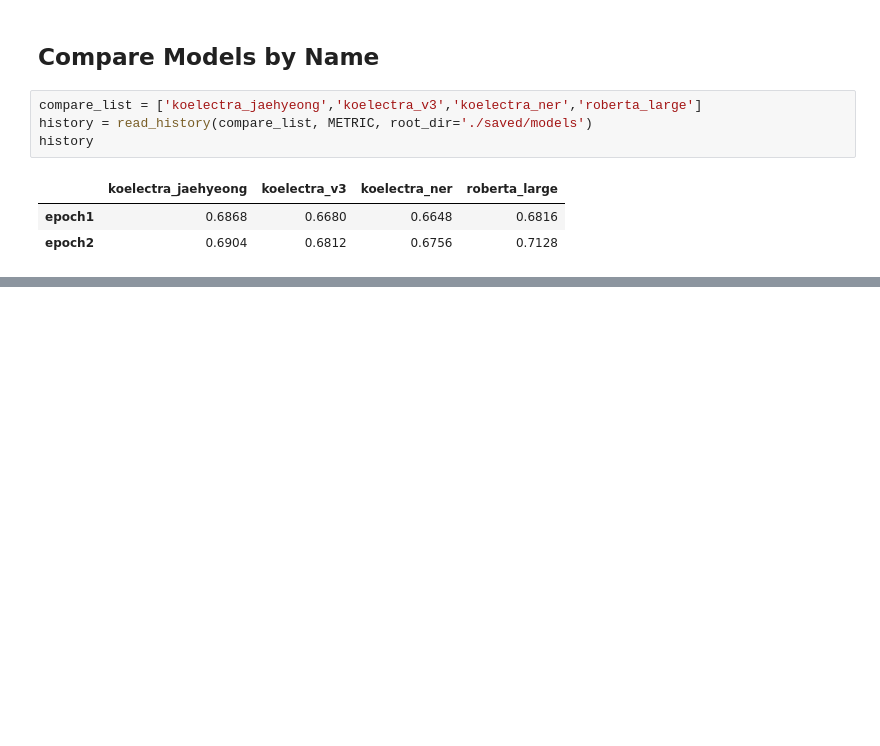
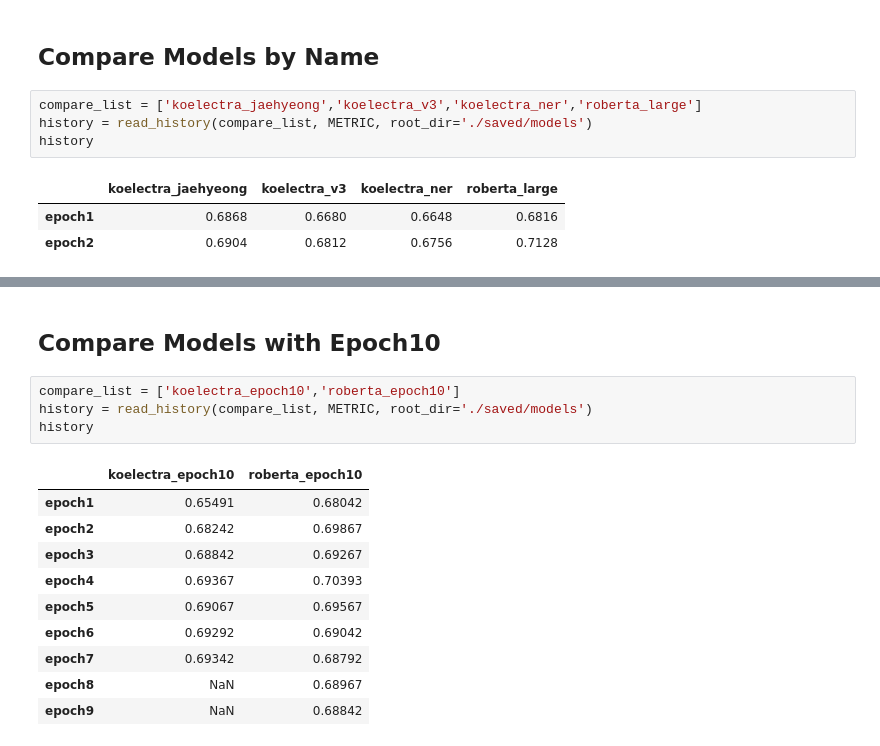
Before and after one commit to minyeamer/auto-raiting, a Jupyter notebook: notebooks/compare.ipynb, the cells around one changed output, grey strips where cells are left out. Cells and saved outputs as stored; diff of their text form; blank space fills up the shorter version.

```diff
--- a/notebooks/compare.ipynb
+++ b/notebooks/compare.ipynb
@@ -87,0 +108,17 @@ plt.show()
+# %% [markdown]
+## Compare Models with Epoch10
+# %%
+compare_list = ['koelectra_epoch10','roberta_epoch10']
+history = read_history(compare_list, METRIC, root_dir='./saved/models')
+history
+# %% [output]
+|  | koelectra_epoch10 | roberta_epoch10 |
+| epoch1 | 0.65491 | 0.68042 |
+| epoch2 | 0.68242 | 0.69867 |
+| epoch3 | 0.68842 | 0.69267 |
+| epoch4 | 0.69367 | 0.70393 |
+| epoch5 | 0.69067 | 0.69567 |
+| epoch6 | 0.69292 | 0.69042 |
+| epoch7 | 0.69342 | 0.68792 |
+| epoch8 | NaN | 0.68967 |
+| epoch9 | NaN | 0.68842 |
```
Also changed, not shown: parts of 9 cells of this notebook, 1 other file.
